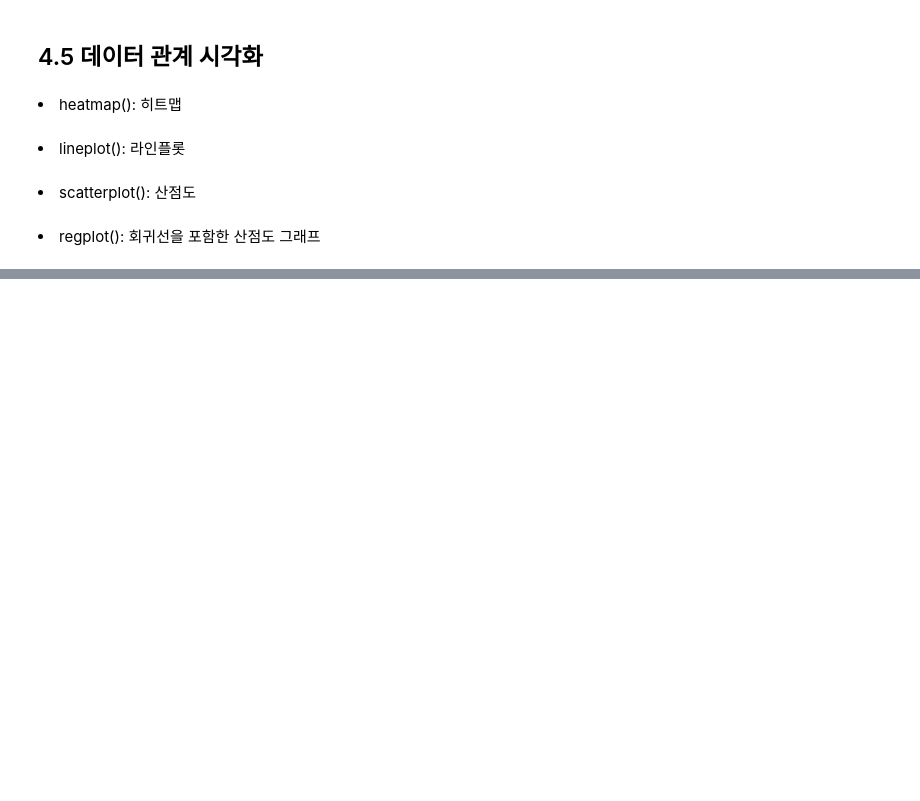
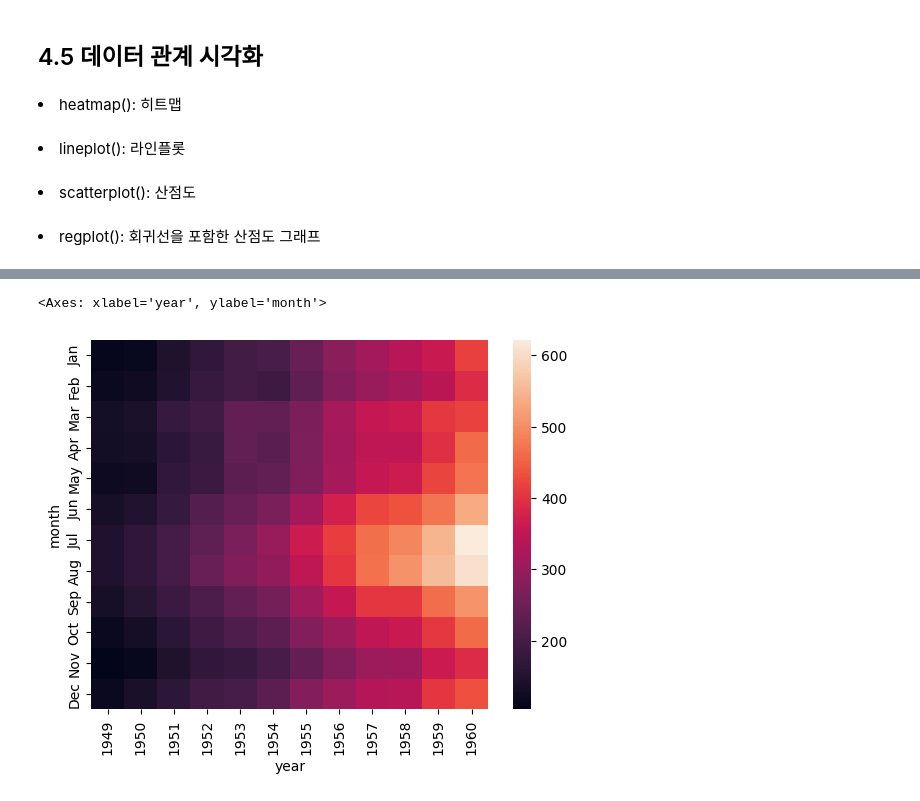
Before and after one commit to bongjooncha/kaggle_study, a Jupyter notebook: ch4/book.ipynb, the cells around one changed output, grey strips where cells are left out. Drawn from its saved outputs; the diff is of its cells as text; code cells hidden in the pictures; blank space fills up the shorter version.

```diff
--- a/ch4/book.ipynb
+++ b/ch4/book.ipynb
@@ -299,0 +304,4 @@ plt.pie(x= x, labels = labels, autopct='%.1f%%')
+# %%
+flights = sns.load_dataset('flights')
+
+flights.head()
@@ -299,0 +315,5 @@ plt.pie(x= x, labels = labels, autopct='%.1f%%')
+# %%
+flights_pivot = flights.pivot(index='month',
+                              columns='year',
+                              values='passengers')
+flights_pivot
@@ -299,0 +335,5 @@ plt.pie(x= x, labels = labels, autopct='%.1f%%')
+# %%
+sns.heatmap(data=flights_pivot)
+# %% [output]
+<Axes: xlabel='year', ylabel='month'>
+[figure, added]
```
Also changed, not shown: parts of 27 cells of this notebook.
